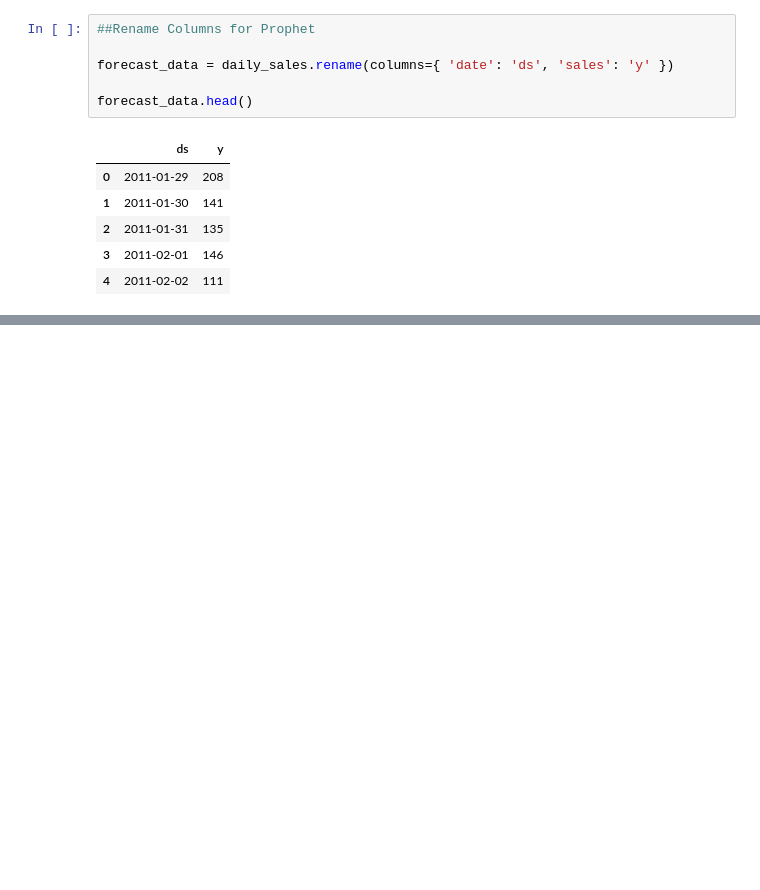
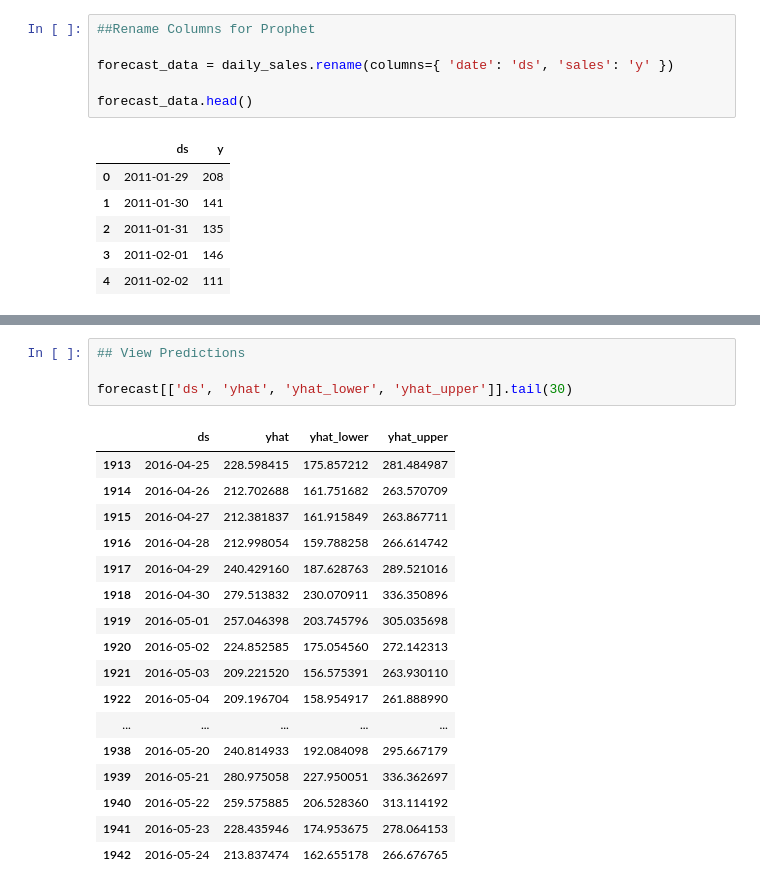
Before and after one commit to bhosalenikita258-coder/Retail_Demand_Forecasting, a Jupyter notebook: Retail_Demand_Forecasting.ipynb, the cells around one changed output, grey strips where cells are left out. Saved outputs shown, nothing was run; the diff lists cells and outputs as text; blank space fills up the shorter version.

```diff
--- a/Retail_Demand_Forecasting.ipynb
+++ b/Retail_Demand_Forecasting.ipynb
@@ -661,0 +677,22 @@ plt.show()
+# %%
+## View Predictions
+
+forecast[['ds', 'yhat', 'yhat_lower', 'yhat_upper']].tail(30)
+# %% [output]
+|  | ds | yhat | yhat_lower | yhat_upper |
+| 1913 | 2016-04-25 | 228.598415 | 175.857212 | 281.484987 |
+| 1914 | 2016-04-26 | 212.702688 | 161.751682 | 263.570709 |
+| 1915 | 2016-04-27 | 212.381837 | 161.915849 | 263.867711 |
+| 1916 | 2016-04-28 | 212.998054 | 159.788258 | 266.614742 |
+| 1917 | 2016-04-29 | 240.429160 | 187.628763 | 289.521016 |
+| 1918 | 2016-04-30 | 279.513832 | 230.070911 | 336.350896 |
+| 1919 | 2016-05-01 | 257.046398 | 203.745796 | 305.035698 |
+| 1920 | 2016-05-02 | 224.852585 | 175.054560 | 272.142313 |
+| 1921 | 2016-05-03 | 209.221520 | 156.575391 | 263.930110 |
+| 1922 | 2016-05-04 | 209.196704 | 158.954917 | 261.888990 |
+| ... | ... | ... | ... | ... |
+| 1938 | 2016-05-20 | 240.814933 | 192.084098 | 295.667179 |
+| 1939 | 2016-05-21 | 280.975058 | 227.950051 | 336.362697 |
+| 1940 | 2016-05-22 | 259.575885 | 206.528360 | 313.114192 |
+| 1941 | 2016-05-23 | 228.435946 | 174.953675 | 278.064153 |
+| 1942 | 2016-05-24 | 213.837474 | 162.655178 | 266.676765 |
```
Also changed, not shown: parts of 20 cells of this notebook.
